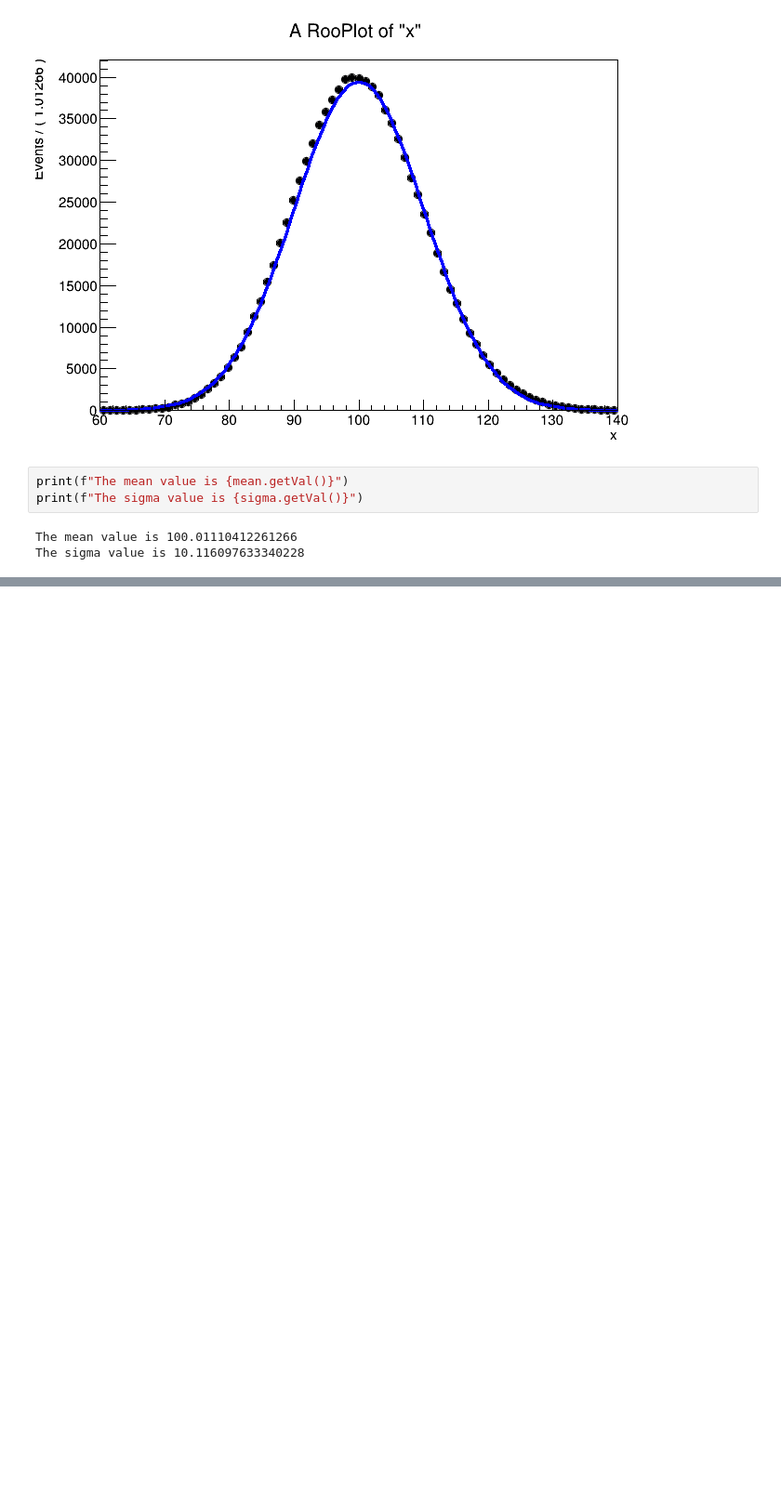
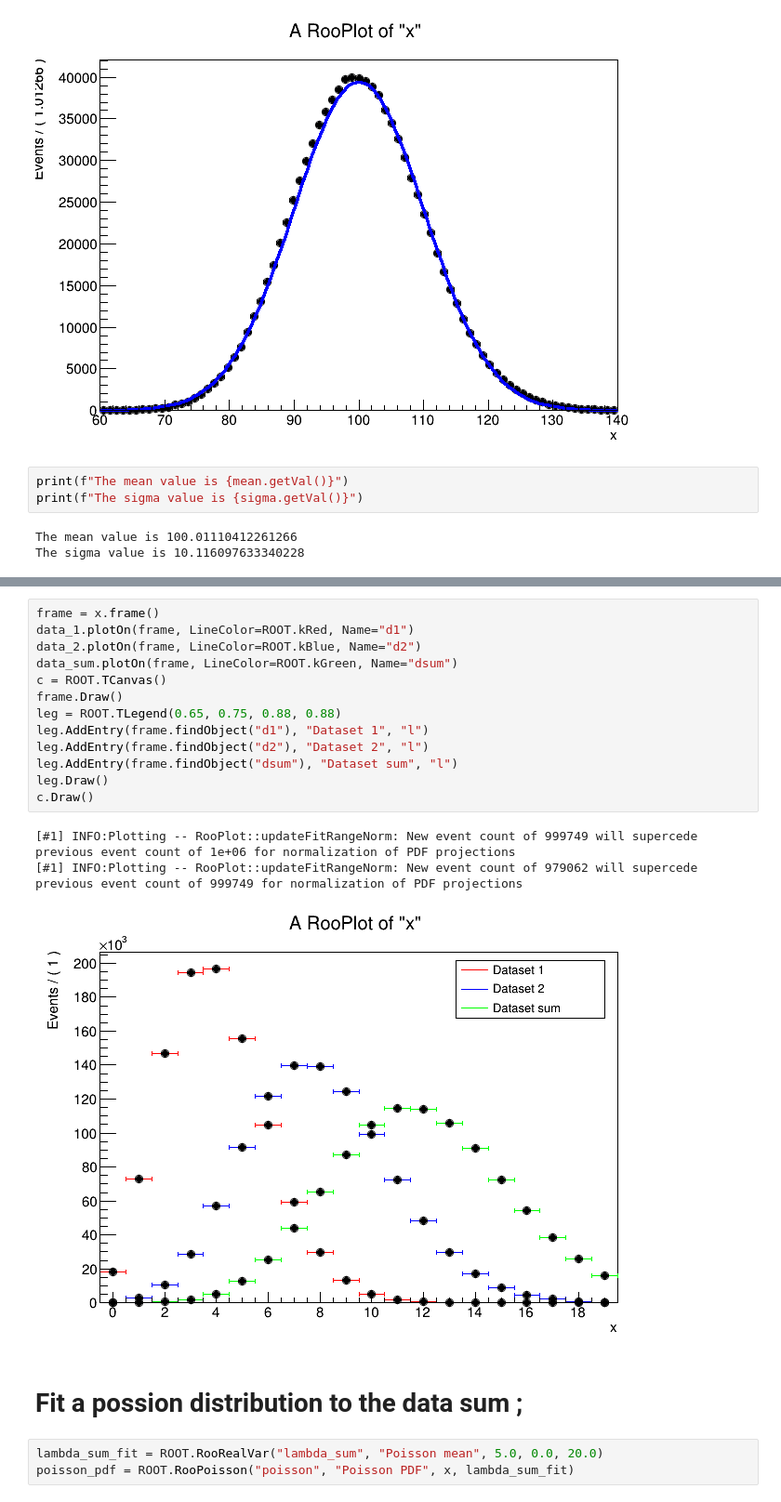
Before and after one commit to sandeep-phyML/Fundamental-Statistical-Tools-in-High-Energy-Physics, a Jupyter notebook: poisson_.ipynb, the cells around one changed output, grey strips where cells are left out. Shown at 93% size. Cells and saved outputs as stored; diff of their text form; blank space fills up the shorter version.

```diff
--- a/poisson_.ipynb
+++ b/poisson_.ipynb
@@ -255,0 +333,22 @@ The sigma value is 10.116097633340228
+# %%
+frame = x.frame()
+data_1.plotOn(frame, LineColor=ROOT.kRed, Name="d1")
+data_2.plotOn(frame, LineColor=ROOT.kBlue, Name="d2")
+data_sum.plotOn(frame, LineColor=ROOT.kGreen, Name="dsum")
+c = ROOT.TCanvas()
+frame.Draw()
+leg = ROOT.TLegend(0.65, 0.75, 0.88, 0.88)
+leg.AddEntry(frame.findObject("d1"), "Dataset 1", "l")
+leg.AddEntry(frame.findObject("d2"), "Dataset 2", "l")
+leg.AddEntry(frame.findObject("dsum"), "Dataset sum", "l")
+leg.Draw()
+c.Draw()
+# %% [output]
+[#1] INFO:Plotting -- RooPlot::updateFitRangeNorm: New event count of 999749 will supercede previous event count of 1e+06 for normalization of PDF projections
+[#1] INFO:Plotting -- RooPlot::updateFitRangeNorm: New event count of 979062 will supercede previous event count of 999749 for normalization of PDF projections
+[figure, added]
+# %% [markdown]
+# Fit a possion distribution to the data sum ;
+# %%
+lambda_sum_fit = ROOT.RooRealVar("lambda_sum", "Poisson mean", 5.0, 0.0, 20.0)
+poisson_pdf = ROOT.RooPoisson("poisson", "Poisson PDF", x, lambda_sum_fit)
```
Also changed, not shown: parts of 9 cells of this notebook.
